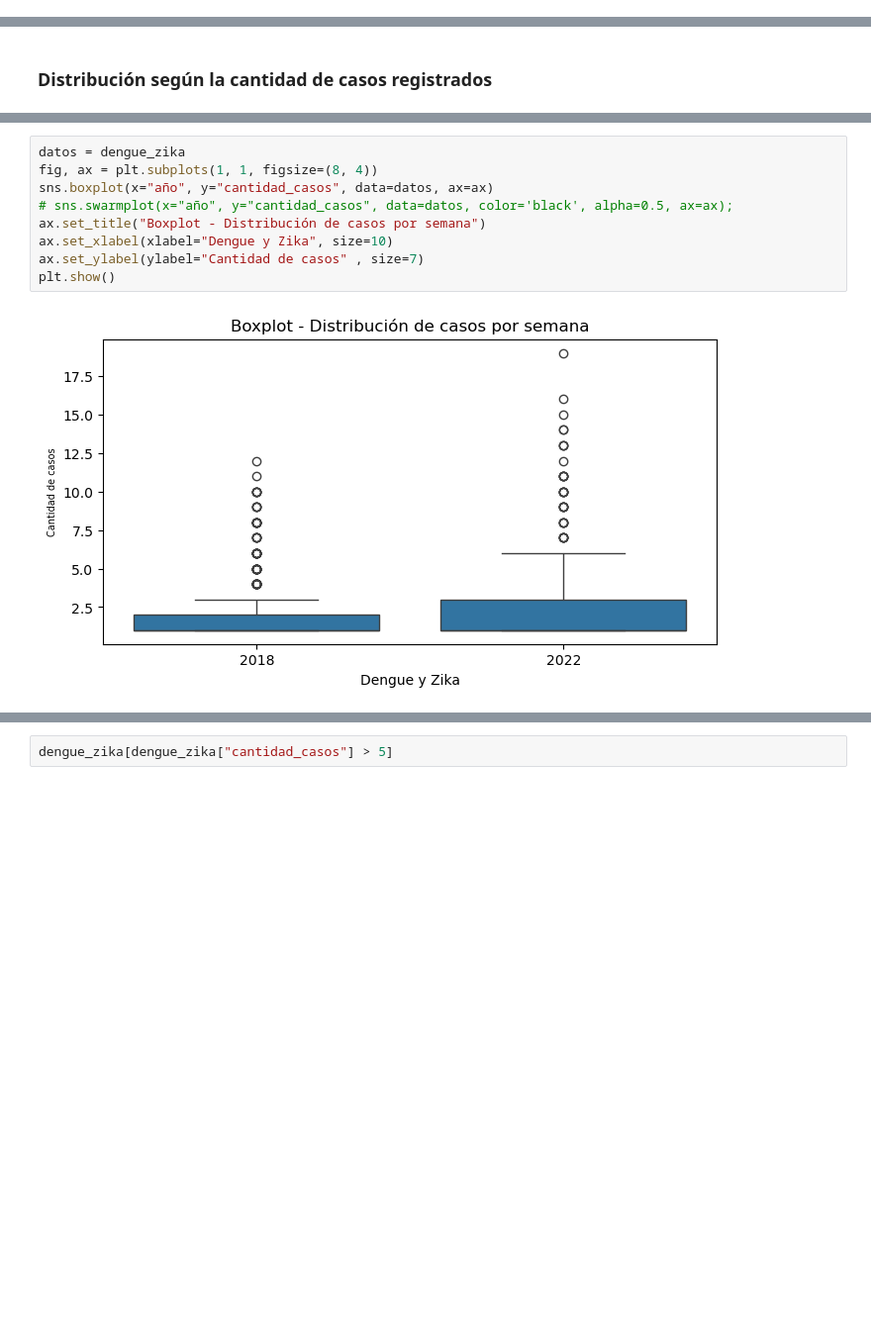
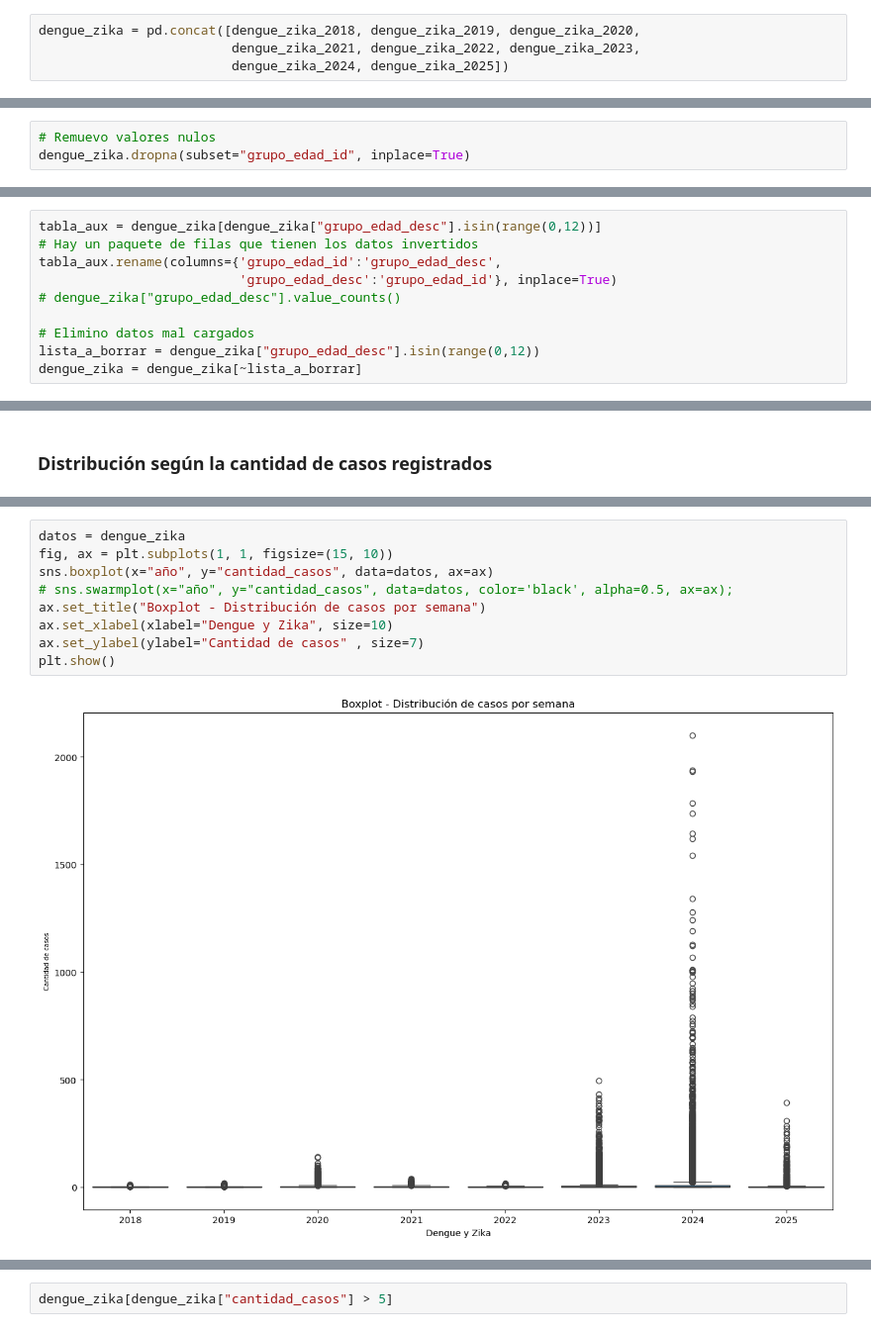
Before and after one commit to BustosMaxx/dengue_y_zika, a Jupyter notebook: notebooks/analisis_exploratorio.ipynb, the cells around one changed output, grey strips where cells are left out. Shown at 99% size. Drawn from its saved outputs; the diff is of its cells as text; blank space fills up the shorter version.

Commit message:
Limpieza de datos. Se guarda a la carpeta data/preprocesed

```diff
--- a/notebooks/analisis_exploratorio.ipynb
+++ b/notebooks/analisis_exploratorio.ipynb
@@ -43,0 +96,4 @@ dengue_zika
+# %%
+dengue_zika = pd.concat([dengue_zika_2018, dengue_zika_2019, dengue_zika_2020,
+                         dengue_zika_2021, dengue_zika_2022, dengue_zika_2023,
+                         dengue_zika_2024, dengue_zika_2025])
@@ -43,0 +111,3 @@ dengue_zika
+# %%
+# Remuevo valores nulos
+dengue_zika.dropna(subset="grupo_edad_id", inplace=True)
@@ -43,0 +120,10 @@ dengue_zika
+# %%
+tabla_aux = dengue_zika[dengue_zika["grupo_edad_desc"].isin(range(0,12))]
+# Hay un paquete de filas que tienen los datos invertidos
+tabla_aux.rename(columns={'grupo_edad_id':'grupo_edad_desc',
+                          'grupo_edad_desc':'grupo_edad_id'}, inplace=True)
+# dengue_zika["grupo_edad_desc"].value_counts()
+
+# Elimino datos mal cargados
+lista_a_borrar = dengue_zika["grupo_edad_desc"].isin(range(0,12))
+dengue_zika = dengue_zika[~lista_a_borrar]
@@ -123,12 +367,12 @@ plt.show()
 # %%
 datos = dengue_zika
-fig, ax = plt.subplots(1, 1, figsize=(8, 4))
+fig, ax = plt.subplots(1, 1, figsize=(15, 10))
 sns.boxplot(x="año", y="cantidad_casos", data=datos, ax=ax)
 # sns.swarmplot(x="año", y="cantidad_casos", data=datos, color='black', alpha=0.5, ax=ax);
 ax.set_title("Boxplot - Distribución de casos por semana")
 ax.set_xlabel(xlabel="Dengue y Zika", size=10)
 ax.set_ylabel(ylabel="Cantidad de casos" , size=7)
 plt.show()
 # %% [output]
-[figure, old version]
+[figure, new version]
 # %%
```
Also changed, not shown: parts of 52 cells of this notebook, 18 other files.
